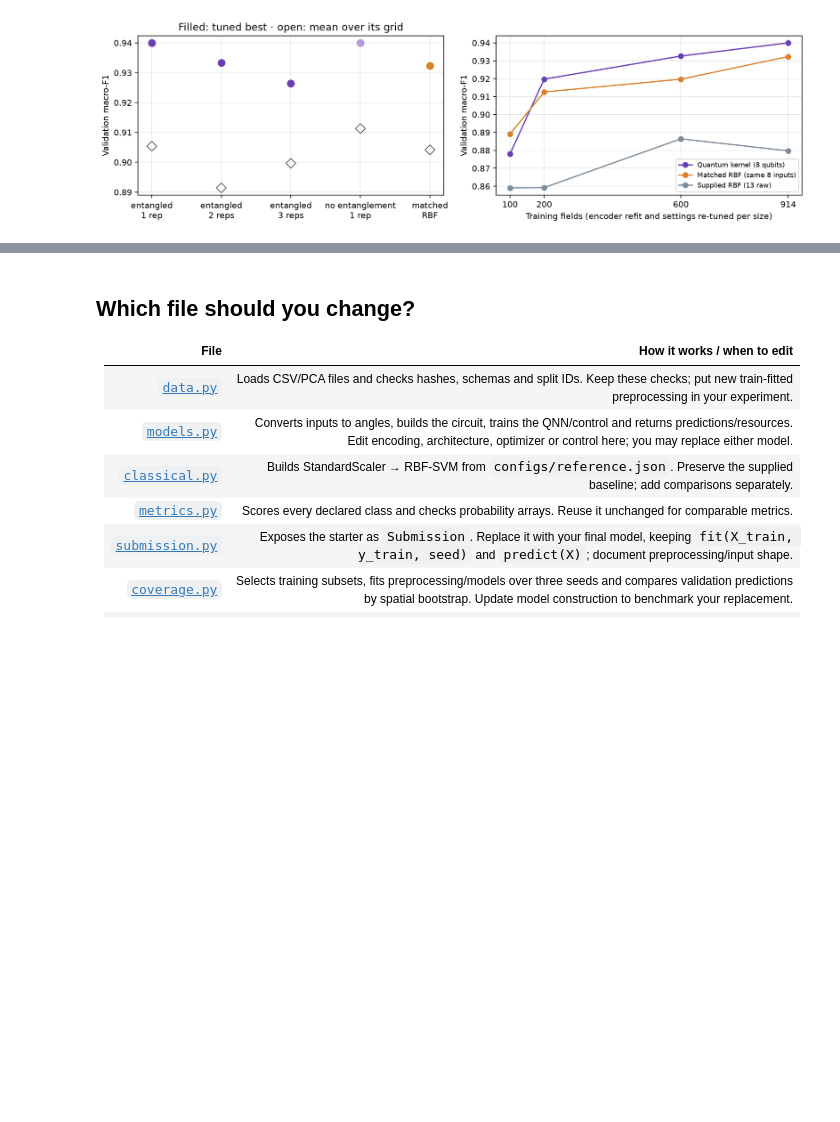
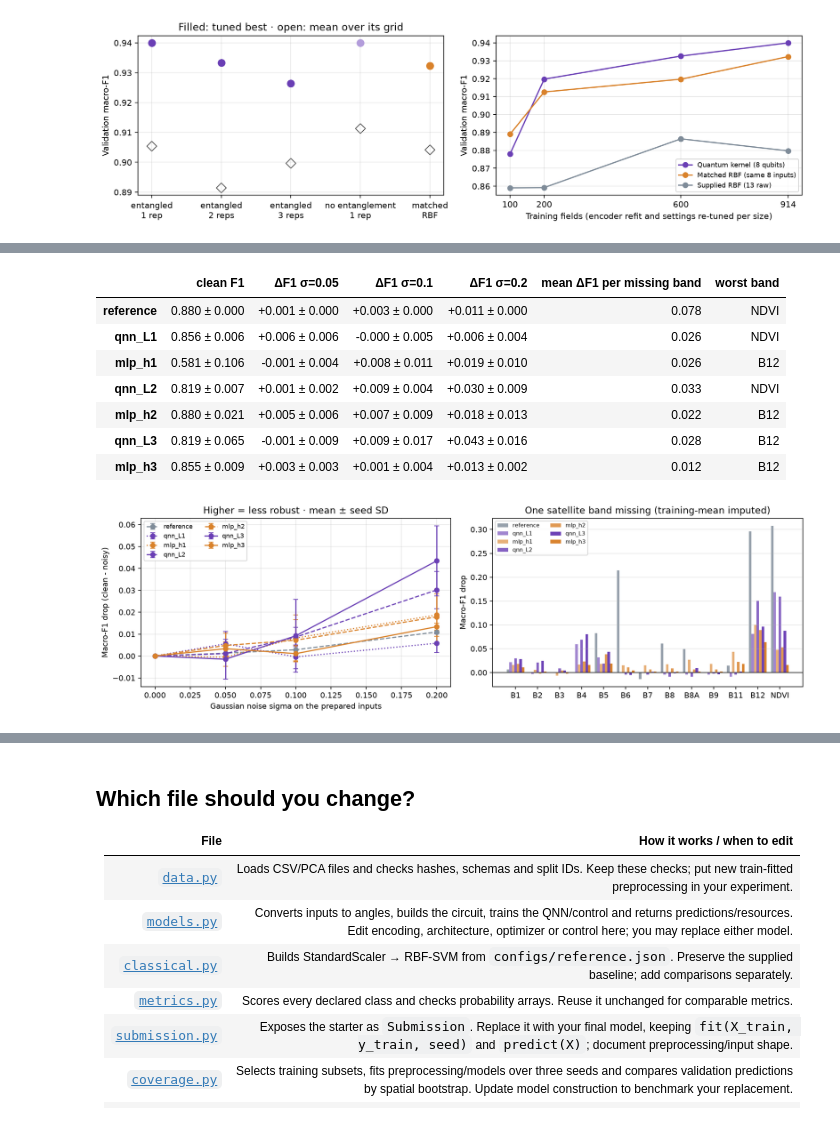
Before and after one commit to riyadh03/QiskitFallFest_EMSI_QuantumAfrica, a Jupyter notebook: notebooks/Qiskit_QuantumAfrica_Crop_Challenge.ipynb, the cells around one changed output, grey strips where cells are left out. Saved outputs shown, nothing was run; the diff lists cells and outputs as text; code cells hidden in the pictures; blank space fills up the shorter version.

```diff
--- a/notebooks/Qiskit_QuantumAfrica_Crop_Challenge.ipynb
+++ b/notebooks/Qiskit_QuantumAfrica_Crop_Challenge.ipynb
@@ -452,3 +476,20 @@ display(Image(filename=str(ROOT / 'outputs/qk/fig4_hardware.png')))
+# %%
+rob = json.loads((ROOT / 'outputs/robustness/robustness.json').read_text())['summary']
+display(pd.DataFrame({n: {'clean F1': f"{v['clean'][0]:.3f} ± {v['clean'][1]:.3f}",
+                          **{f'ΔF1 σ={s}': f"{v[f'dF1_noise_{s}'][0]:+.3f} ± {v[f'dF1_noise_{s}'][1]:.3f}" for s in [0.05, 0.1, 0.2]},
+                          'mean ΔF1 per missing band': round(v['dF1_band_drop_mean'], 3), 'worst band': v['worst_band']}
+                      for n, v in rob.items()}).T)
+display(Image(filename=str(ROOT / 'outputs/robustness/fig_robustness.png')))
+# %% [output]
+|  | clean F1 | ΔF1 σ=0.05 | ΔF1 σ=0.1 | ΔF1 σ=0.2 | mean ΔF1 per missing band | worst band |
+| reference | 0.880 ± 0.000 | +0.001 ± 0.000 | +0.003 ± 0.000 | +0.011 ± 0.000 | 0.078 | NDVI |
+| qnn_L1 | 0.856 ± 0.006 | +0.006 ± 0.006 | -0.000 ± 0.005 | +0.006 ± 0.004 | 0.026 | NDVI |
+| mlp_h1 | 0.581 ± 0.106 | -0.001 ± 0.004 | +0.008 ± 0.011 | +0.019 ± 0.010 | 0.026 | B12 |
+| qnn_L2 | 0.819 ± 0.007 | +0.001 ± 0.002 | +0.009 ± 0.004 | +0.030 ± 0.009 | 0.033 | NDVI |
+| mlp_h2 | 0.880 ± 0.021 | +0.005 ± 0.006 | +0.007 ± 0.009 | +0.018 ± 0.013 | 0.022 | B12 |
+| qnn_L3 | 0.819 ± 0.065 | -0.001 ± 0.009 | +0.009 ± 0.017 | +0.043 ± 0.016 | 0.028 | B12 |
+| mlp_h3 | 0.855 ± 0.009 | +0.003 ± 0.003 | +0.001 ± 0.004 | +0.013 ± 0.002 | 0.012 | B12 |
+[figure, added]
 # %% [markdown]
 ## 8. Findings, claims and limitations
 
```
Also changed, not shown: parts of 6 cells of this notebook, 22 other files.
